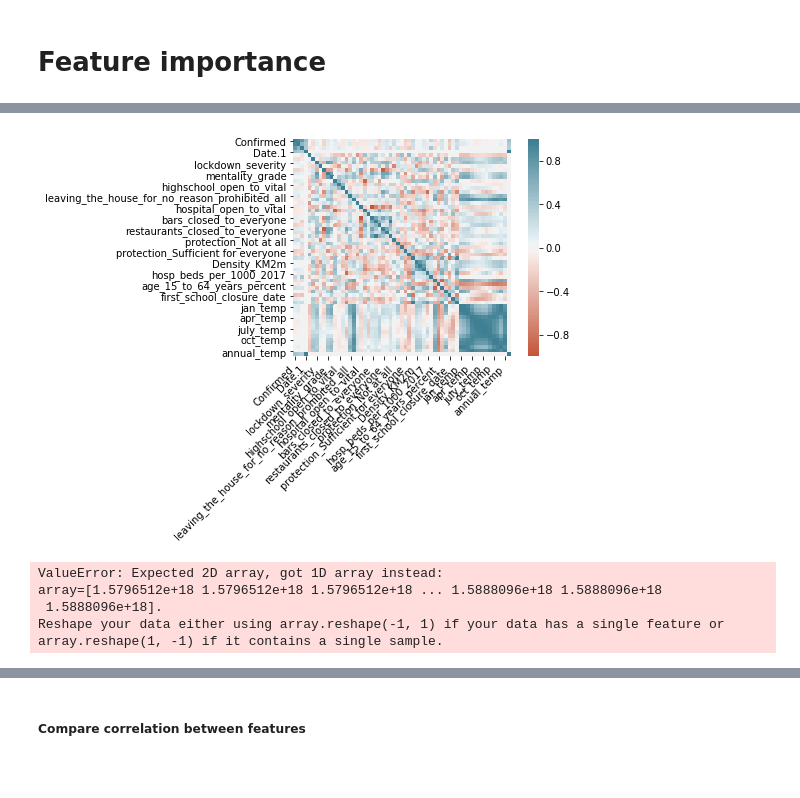
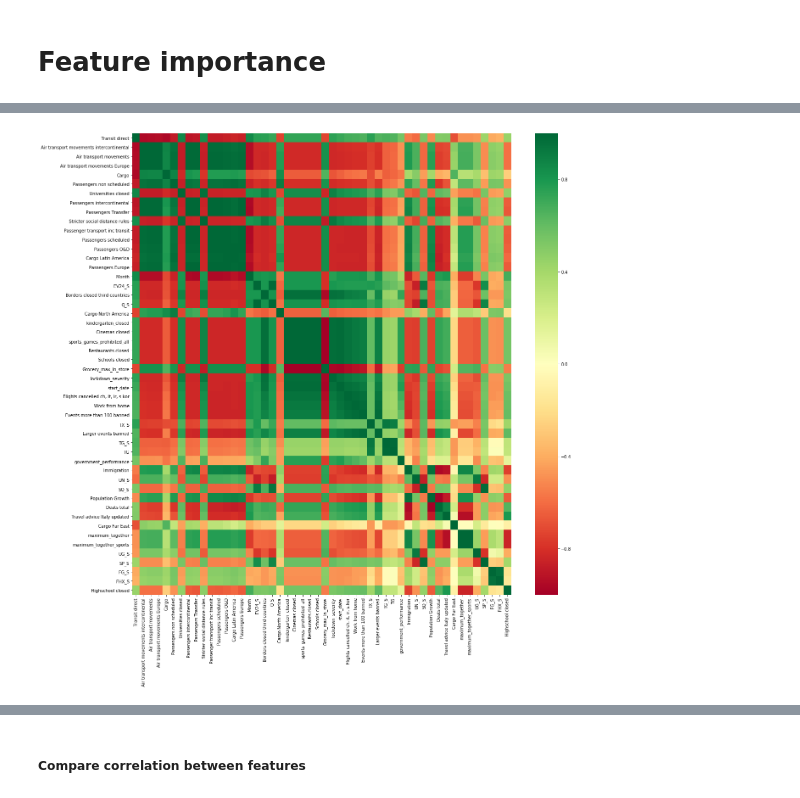
Before and after one commit to zaida-rivai/DMT2020_Group85, a Jupyter notebook: Zaida/Feature engineering - Zaida NL- NEW DATASET.ipynb, the cells around one changed output, grey strips where cells are left out. Drawn from its saved outputs; the diff is of its cells as text; code cells hidden in the pictures; blank space fills up the shorter version.

```diff
--- a/Zaida/Feature engineering - Zaida NL- NEW DATASET.ipynb
+++ b/Zaida/Feature engineering - Zaida NL- NEW DATASET.ipynb
@@ -143,6 +215,6 @@ sns.heatmap(df.corr())
 # %%
 # apply SelectKBest class to extract top 10 best features
-# ConfirmedBest = []
+X, y = labels,targetD
 DeathBest = []
 bestfeatures = SelectKBest(score_func=f_regression, k=10)
 fit = bestfeatures.fit(X,y)
@@ -151,5 +223,19 @@ dfcolumns = pd.DataFrame(X.columns)
 #concat two dataframes for better visualization
 featureScores = pd.concat([dfcolumns,dfscores],axis=1)
 featureScores.columns = ['Specs','Score']  #naming the dataframe columns
-print(featureScores.nlargest(10,'Score'))  #print 10 best features
-DeathBest.append(featureScores.nlargest(10,'Score'))
+# print(featureScores.nlargest(30,'Score'))  #print 10 best features
+DeathBest.append(featureScores.nlargest(50,'Score'))
+top_death_feat = DeathBest[0].iloc[:,0]
+
+X, y = labels,targetC
+ConfirmedBest = []
+bestfeatures = SelectKBest(score_func=f_regression, k=10)
+fit = bestfeatures.fit(X,y)
+dfscores = pd.DataFrame(fit.scores_)
+dfcolumns = pd.DataFrame(X.columns)
+#concat two dataframes for better visualization
+featureScores = pd.concat([dfcolumns,dfscores],axis=1)
+featureScores.columns = ['Specs','Score']  #naming the dataframe columns
+# print(featureScores.nlargest(30,'Score'))  #print 10 best features
+ConfirmedBest.append(featureScores.nlargest(20,'Score'))
+top_conf_feat = ConfirmedBest[0].iloc[:,0]
@@ -249,18 +337,31 @@ plt.bar(X_indices - .45, scores, width=.2,
+# %%
+import pandas as pd
+import numpy as np
+import seaborn as sns
+# X = data.iloc[:,0:20]  #independent columns
+# y = data.iloc[:,-1]    #target column i.e price range
+
+#get correlations of each features in dataset
+corrmat = df.corr()
+# top_corr_features = corrmat.index[:20]
+plt.figure(figsize=(20,20))
+#plot heat map
+g=sns.heatmap(df[top_conf_feat].corr(),annot=False,cmap="RdYlGn")
+# %% [output]
+[figure, added]
 # %%
-corr = df.corr()
-ax = sns.heatmap(
-    corr,
-    vmin=-1, vmax=1, center=0,
-    cmap=sns.diverging_palette(20, 220, n=200),
-    square=True
-)
-ax.set_xticklabels(
-    ax.get_xticklabels(),
-    rotation=45,
-    horizontalalignment='right'
-);
+# corr = df.corr()
+# ax = sns.heatmap(
+#     corr,
+#     vmin=-1, vmax=1, center=0,
+#     cmap=sns.diverging_palette(20, 220, n=200),
+#     square=True
+# )
+# ax.set_xticklabels(
+#     ax.get_xticklabels(),
+#     rotation=45,
+#     horizontalalignment='right'
+# );
-# %% [output]
-[figure, removed]
 # %%
 # sns.set(style="white")
 # # Create a covariance matrix
@@ -297,9 +398,4 @@ fs = SelectKBest(score_func=f_regression, k=10)
 # %%
-X_selected = fs.fit_transform(X, y)
+# X_selected = fs.fit_transform(X, y)
-# %% [output]
-ValueError: Expected 2D array, got 1D array instead:
-array=[1.5796512e+18 1.5796512e+18 1.5796512e+18 ... 1.5888096e+18 1.5888096e+18
- 1.5888096e+18].
-Reshape your data either using array.reshape(-1, 1) if your data has a single feature or array.reshape(1, -1) if it contains a single sample.
 # %%
 corr_matrix = df.corr()
```
Also changed, not shown: parts of 46 cells of this notebook, 3 other files.
